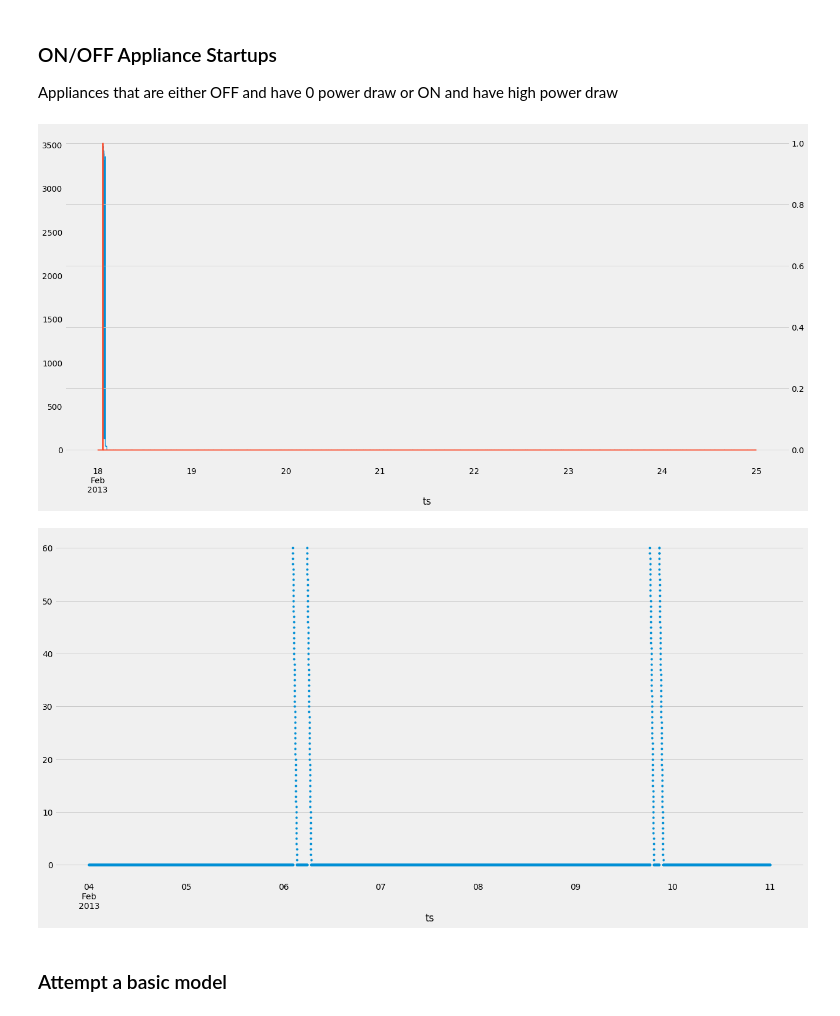
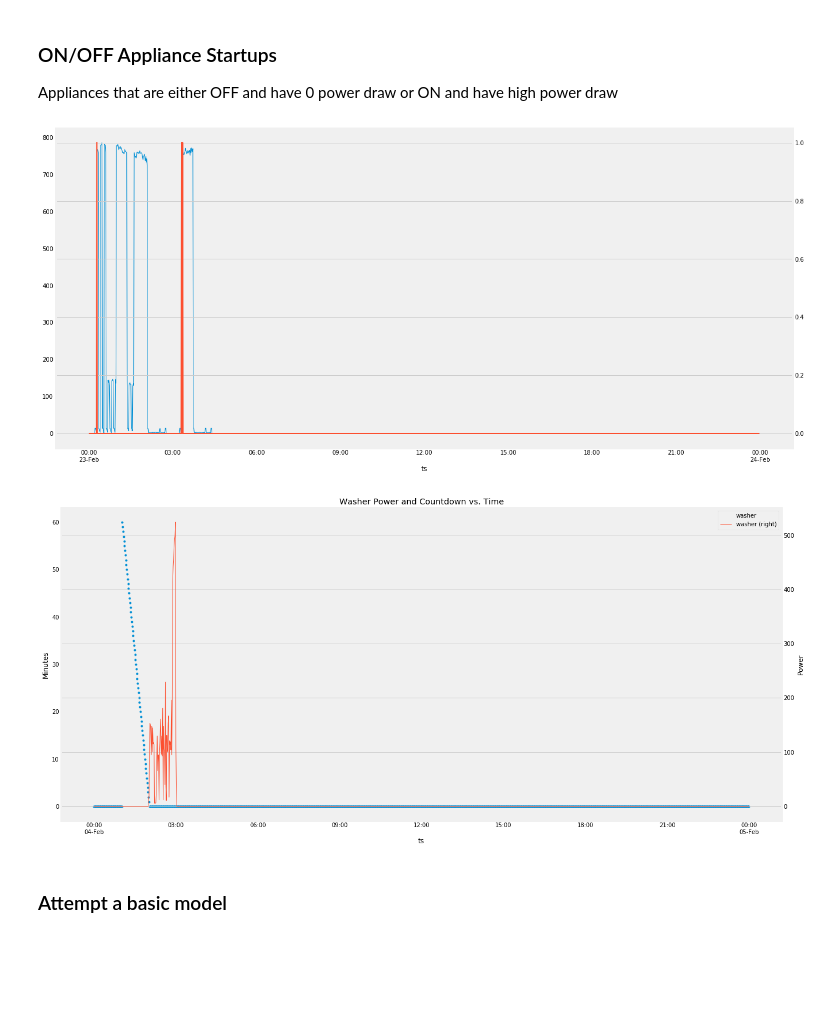
Before and after one commit to enmyj/gafp, a Jupyter notebook: elec_regression.ipynb, the cells around one changed output. Drawn from its saved outputs; the diff is of its cells as text; code cells hidden in the pictures; blank space fills up the shorter version.

```diff
--- a/elec_regression.ipynb
+++ b/elec_regression.ipynb
@@ -47,19 +80,0 @@ df['fall'] = (df.index.month>9)*1
-# %%
-# main house power percentage change 1 min intervals
-df['pos_mht_pct'] = df['main_house_total'].pct_change(freq='1Min').fillna(0)
-df['neg_mht_pct'] = df['main_house_total'].pct_change(freq='-1Min').fillna(0)
-# %%
-# main house power difference 1 min intervals
-df['pos_mht_diff'] = df['main_house_total'].diff(periods=1).fillna(0)
-df['neg_mht_diff'] = df['main_house_total'].diff(periods=-1).fillna(0)
-df['neg_mht_pct'].replace(np.inf,100,inplace=True)
-df['pos_mht_pct'].replace(np.inf,100,inplace=True)
-# %%
-# rolling sum and mean
-# seems like this might be predictive, how to choose time range?
-time_val = 60
-df['rolling_sum'] = df['main_house_total'].rolling(time_val).sum().fillna(0)
-df['rolling_mean'] = df['main_house_total'].rolling(time_val).mean().fillna(0)
-df['rolling_max']  = df['main_house_total'].rolling(time_val).max().fillna(0)
-df['rolling_min']  = df['main_house_total'].rolling(time_val).min().fillna(0)
-df['rolling_median']  = df['main_house_total'].rolling(time_val).median().fillna(0)
@@ -93,12 +98,12 @@ for lbl in of_apps:
     df[lbl+'_start'] = crit*1 # create binary column indicating appliance startup
 # %%
 # plot spot checks to see if methodology works
-lbl = 'oven'
-mask = (df.index.week==8)&(df.index.year==2013)# &(df.index.day==6) #&(df.index.hour > 14)
+lbl = 'dishwasher'
+mask = (df.index.week==8)&(df.index.year==2013)&(df.index.day==23) #&(df.index.hour > 14)
 df[lbl][mask].plot(linewidth=1,figsize=(20,10));
 df[lbl+'_start'][mask].plot(secondary_y=True,linewidth=2,figsize=(20,10));
 # %% [output]
-[figure, old version]
+[figure, new version]
 # %%
 # loop through the calculted "start" columns
 # find the "1s" and create a countdown starting at 60 mins from that point
@@ -121,11 +126,16 @@ for lbl in of_apps:
     df[lbl+'_countdown'] = res_shift
 # %%
 # plot spot checks to see if methodology works
-lbl = 'dishwasher'
-mask = (df.index.week==6)&(df.index.year==2013)# &(df.index.day==26)&(df.index.hour > 14)
-df[lbl+'_countdown'][mask].plot(linewidth=1,figsize=(20,10),style='.');
+lbl = 'washer'
+mask = (df.index.week==6)&(df.index.year==2013)&(df.index.day==4) #&(df.index.hour > 14)
+ax = df[lbl+'_countdown'][mask].plot(linewidth=1,figsize=(20,10),style='.',label=lbl,legend=True);
+ax.set_ylabel('Minutes');
+df[lbl][mask].plot(linewidth=1,ax=ax,secondary_y=True,legend=True);
+plt.ylabel('Power');
+plt.title('Washer Power and Countdown vs. Time')
+plt.savefig('/users/ianmyjer/desktop/disagg/images/countdown.png')
 # %% [output]
-[figure, old version]
+[figure, new version]
 # %% [markdown]
 ### Attempt a basic model
 # %%
```
Also changed, not shown: parts of 10 cells of this notebook, 2 other files.
